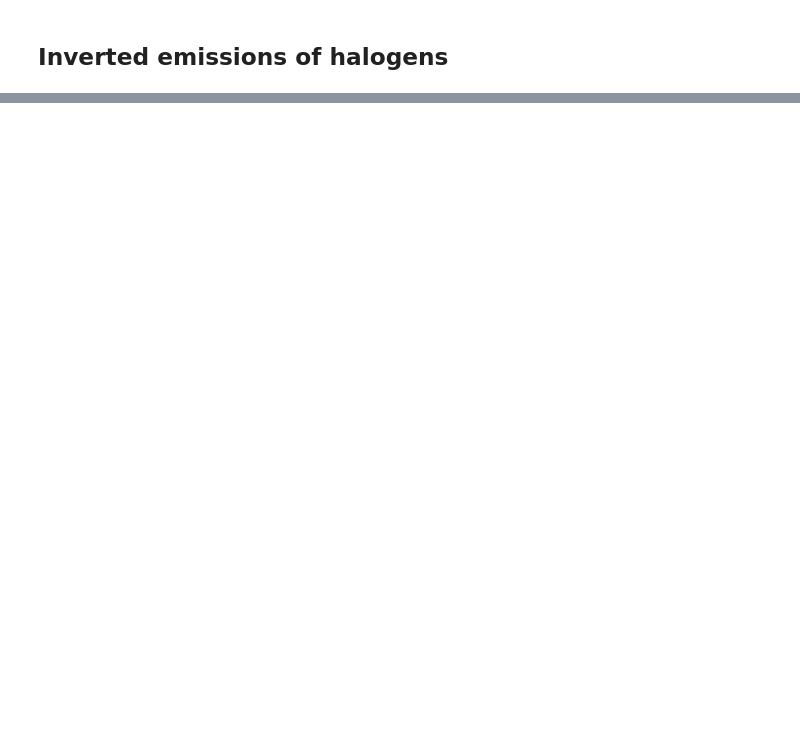
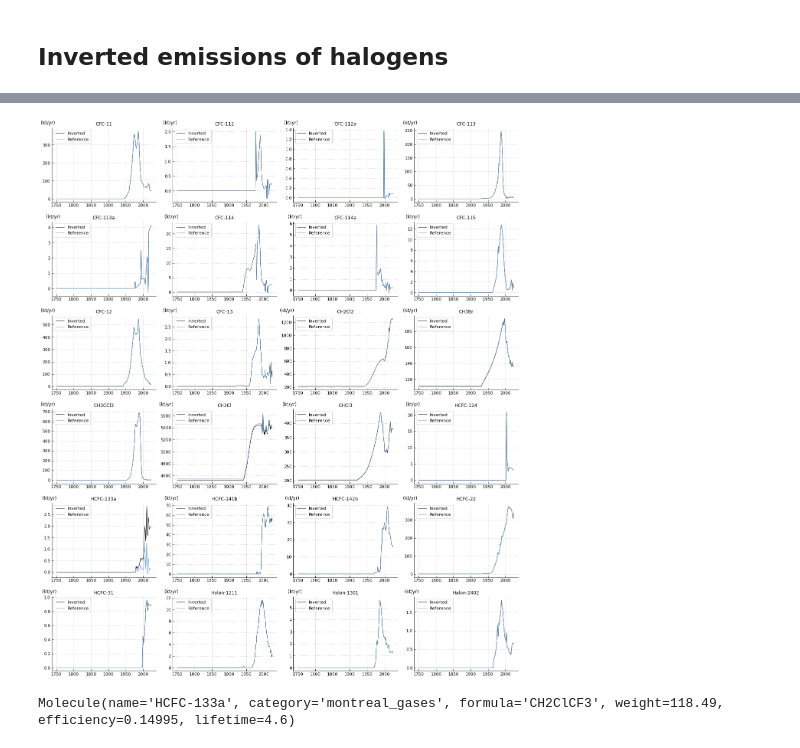
Before and after one commit to tsutsui1872/mce, a Jupyter notebook: notebook/mk_inv_emissions.ipynb, the cells around one changed output, grey strips where cells are left out. Saved outputs shown, nothing was run; the diff lists cells and outputs as text; code cells hidden in the pictures; blank space fills up the shorter version.

```diff
--- a/notebook/mk_inv_emissions.ipynb
+++ b/notebook/mk_inv_emissions.ipynb
@@ -454,0 +315,4 @@ ClimateIndicator-2024/inverted_emissions
+# %%
+# Ensure that input concentrations are given at 1-year intervals
+time = df_conc.index.values
+np.all(time[1:] - time[:-1] == 1)
@@ -454,0 +321,6 @@ ClimateIndicator-2024/inverted_emissions
+# %%
+# Inverted emissions
+yin = df_conc.values
+xinv = (np.gradient(yin, axis=0) + yin / lifes) / w2cs
+# %%
+df_emis_inv = pd.DataFrame(xinv, index=time, columns=df_conc.columns)
@@ -454,0 +343,4 @@ ClimateIndicator-2024/inverted_emissions
+# %%
+repo = RetrieveGitHub('ClimateIndicator', 'forcing-timeseries', 'datain')
+path = repo.retrieve('output/ghg_equivalent_emissions.csv')
+df_emis_ref = pd.read_csv(path, index_col=0).rename(int)
@@ -454,0 +349,35 @@ ClimateIndicator-2024/inverted_emissions
+# %%
+gases = [
+    # chlorofluorocarbons (CFC), hydrofluorochlorocarbons (HCFC),
+    # chlorocarbons, hydrochlorocarbons,
+    # bromocarbons, hydrobromocarbons, and halons
+    'CFC-11', 'CFC-112', 'CFC-112a', 'CFC-113', 'CFC-113a', 'CFC-114',
+    'CFC-114a', 'CFC-115', 'CFC-12', 'CFC-13', 'CH2Cl2',
+    'CH3Br', 'CH3CCl3', 'CH3Cl', 'CHCl3',
+    'HCFC-124', 'HCFC-133a', 'HCFC-141b', 'HCFC-142b', 'HCFC-22', 'HCFC-31',
+    'Halon-1211', 'Halon-1301', 'Halon-2402',
+]
+kw_space = {'height': 2.7, 'wspace': 0.6}
+kw_ylabel = {
+    'rotation': 'horizontal',
+    'x': 0., 'y': 1.03, 'ha': 'left', 'va': 'bottom',
+}
+
+myplt.init_regular(len(gases), col=4, kw_space=kw_space)
+
+for ax, gas in zip(myplt(), gases):
+    d0 = df_emis_inv[gas]
+    d1 = df_emis_ref[gas]
+    ax.plot(d0.index, d0, label='Inverted')
+    ax.plot(d1.index, d1, label='Reference')
+    ax.legend()
+    ax.set_title(gas)
+    units = f'{unit_w}/yr'
+    ax.set_ylabel(f'({units})', **kw_ylabel)
+    ax.grid()
+# %% [output]
+[figure, added]
+# %%
+forcing.ghgs['HCFC-133a']
+# %% [output]
+Molecule(name='HCFC-133a', category='montreal_gases', formula='CH2ClCF3', weight=118.49, efficiency=0.14995, lifetime=4.6)
```
Also changed, not shown: parts of 76 cells of this notebook, 6 other files.
